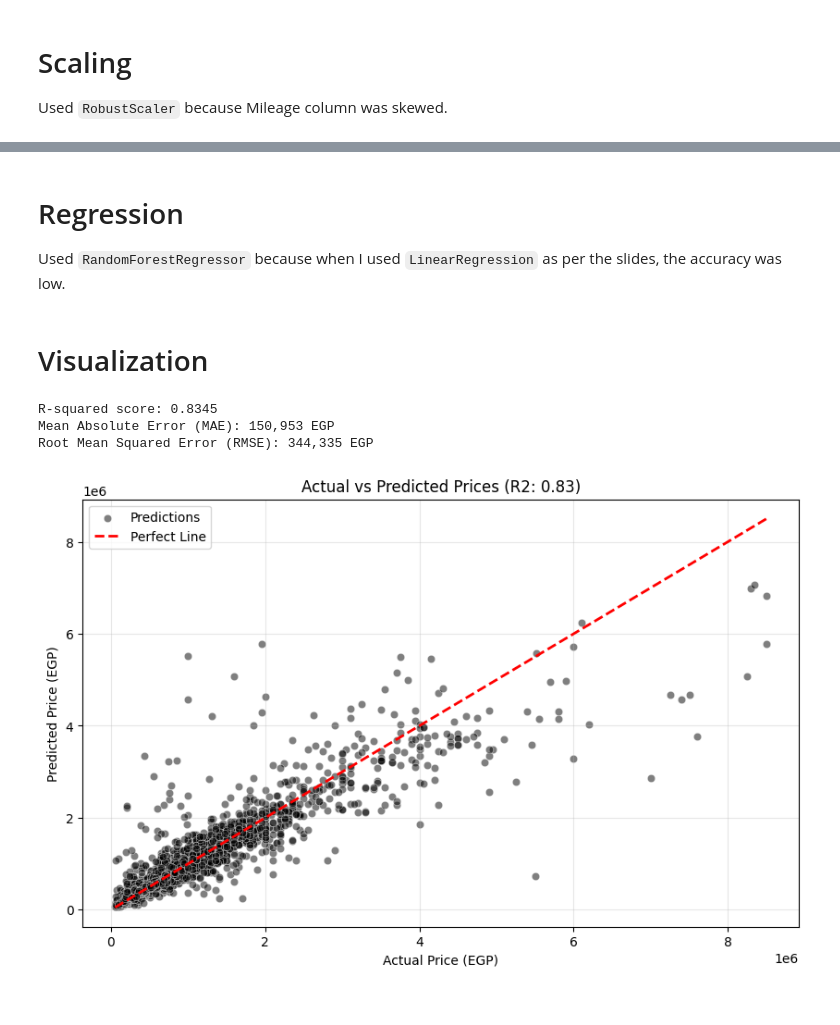
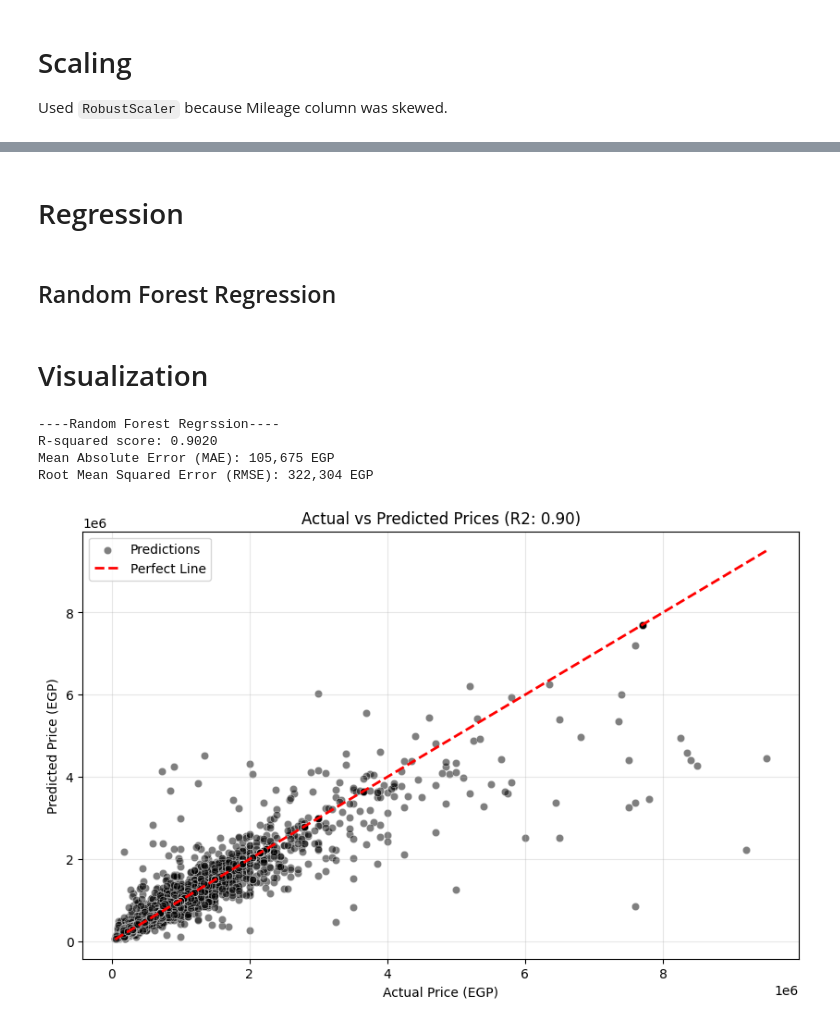
Before and after one commit to Ahmad-Tharwat07/Data-Mining-College-Project, a Jupyter notebook: Regression/Regression_Model.ipynb, the cells around one changed output, grey strips where cells are left out. Drawn from its saved outputs; the diff is of its cells as text; code cells hidden in the pictures.

Commit message:
Regression with 90% acc GG

```diff
--- a/Regression/Regression_Model.ipynb
+++ b/Regression/Regression_Model.ipynb
@@ -97,8 +98,7 @@ df.head()
 # %%
 print(len(df))
 
-df = df.dropna(subset=['Price']) # Remove missing targets
-df = df.drop_duplicates() # Remove duplicates
+df = df.dropna(subset=['Price']).copy() # Remove missing targets and ensure it's a new copy
 df["Mileage"] = df["Mileage"].fillna(df["Mileage"].median()) # Fill missing values with median
 
 print(len(df))
@@ -382,6 +379,7 @@ array([[ 1.        ,  0.        ,  0.        , ...,  1.        ,
-# %% [markdown]
-# Regression
-Used `RandomForestRegressor` because when I used `LinearRegression` as per the slides, the accuracy was low.
+# %% [markdown]
+# Regression
+# %% [markdown]
+## Random Forest Regression
 # %%
 rf_model = RandomForestRegressor(n_estimators=100, random_state=42, n_jobs=-1)
 rf_model.fit(X_train, y_train)
@@ -395,22 +393,25 @@ RMSE = np.sqrt(MSE) # Root Mean Squared Error
 # %% [markdown]
 # Visualization
 # %%
-print(f"R-squared score: {R_SQUARED:.4f}")
-print(f"Mean Absolute Error (MAE): {MAE:,.0f} EGP")
-print(f"Root Mean Squared Error (RMSE): {RMSE:,.0f} EGP")
+print("----Random Forest Regrssion----")
+print(f"R-squared score: {R_SQUARED_RF:.4f}")
+print(f"Mean Absolute Error (MAE): {MAE_RF:,.0f} EGP")
+print(f"Root Mean Squared Error (RMSE): {RMSE_RF:,.0f} EGP")
 
 plt.figure(figsize=(10, 6))
 sns.scatterplot(x=y_test, y=y_pred_rf, alpha=0.5, color='black', label='Predictions')
 plt.plot([y_test.min(), y_test.max()], [y_test.min(), y_test.max()], 'r--', lw=2, label='Perfect Line')
 
 plt.xlabel('Actual Price (EGP)')
 plt.ylabel('Predicted Price (EGP)')
-plt.title(f'Actual vs Predicted Prices (R2: {R_SQUARED:.2f})')
+plt.title(f'Actual vs Predicted Prices (R2: {R_SQUARED_RF:.2f})')
 plt.legend()
 plt.grid(True, alpha=0.3)
+plt.savefig('random_forest_predictions.png')
 plt.show()
 # %% [output]
-R-squared score: 0.8345
-Mean Absolute Error (MAE): 150,953 EGP
-Root Mean Squared Error (RMSE): 344,335 EGP
+----Random Forest Regrssion----
+R-squared score: 0.9020
+Mean Absolute Error (MAE): 105,675 EGP
+Root Mean Squared Error (RMSE): 322,304 EGP
-[figure, old version]
+[figure, new version]
```
Also changed, not shown: parts of 14 cells of this notebook.
